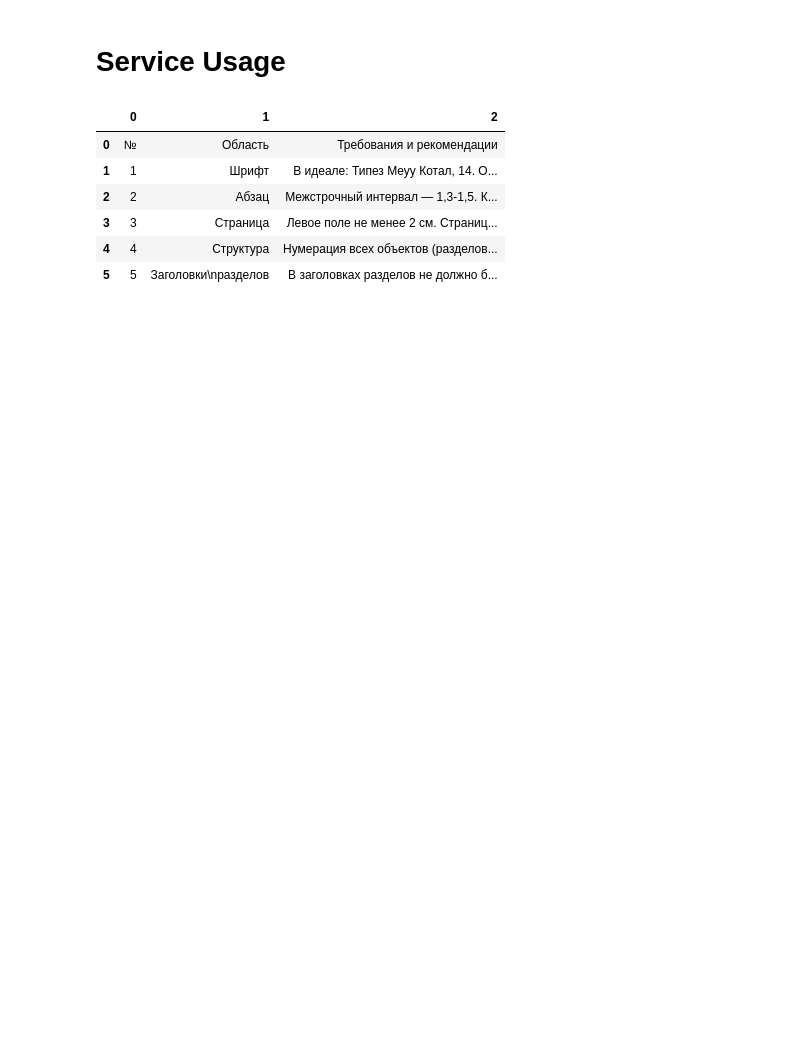
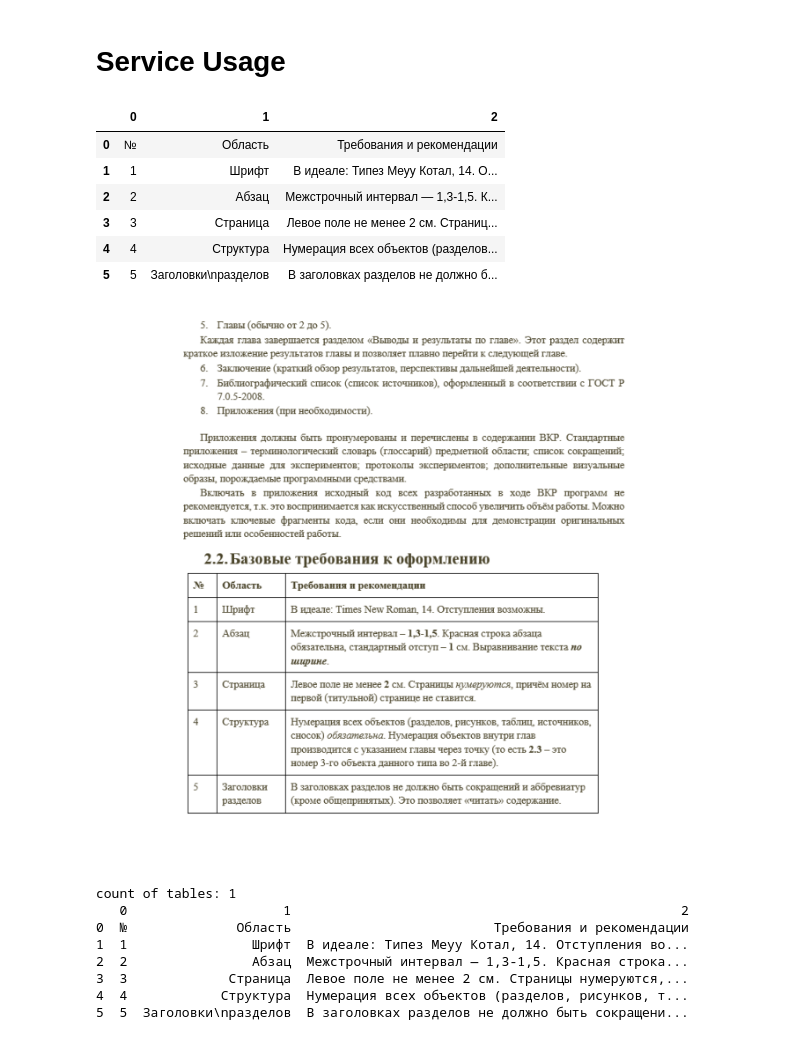
Before and after one commit to diemvs/table-parser, a Jupyter notebook: app/app_usage.ipynb, the cells around one changed output. Cells and saved outputs as stored; diff of their text form; code cells hidden in the pictures; blank space fills up the shorter version.

```diff
--- a/app/app_usage.ipynb
+++ b/app/app_usage.ipynb
@@ -113,0 +183,12 @@ pd.DataFrame(results[0])
+# %%
+show_and_get_tables("../resources/images/6.png")
+# %% [output]
+[figure, added]
+count of tables: 1
+   0                    1                                                  2
+0  №              Область                          Требования и рекомендации
+1  1                Шрифт  В идеале: Типез Меуу Котал, 14. Отступления во...
+2  2                Абзац  Межстрочный интервал — 1,3-1,5. Красная строка...
+3  3             Страница  Левое поле не менее 2 см. Страницы нумеруются,...
+4  4            Структура  Нумерация всех объектов (разделов, рисунков, т...
+5  5  Заголовки\nразделов  В заголовках разделов не должно быть сокращени...
```
Also changed, not shown: parts of 3 cells of this notebook, 14 other files.
